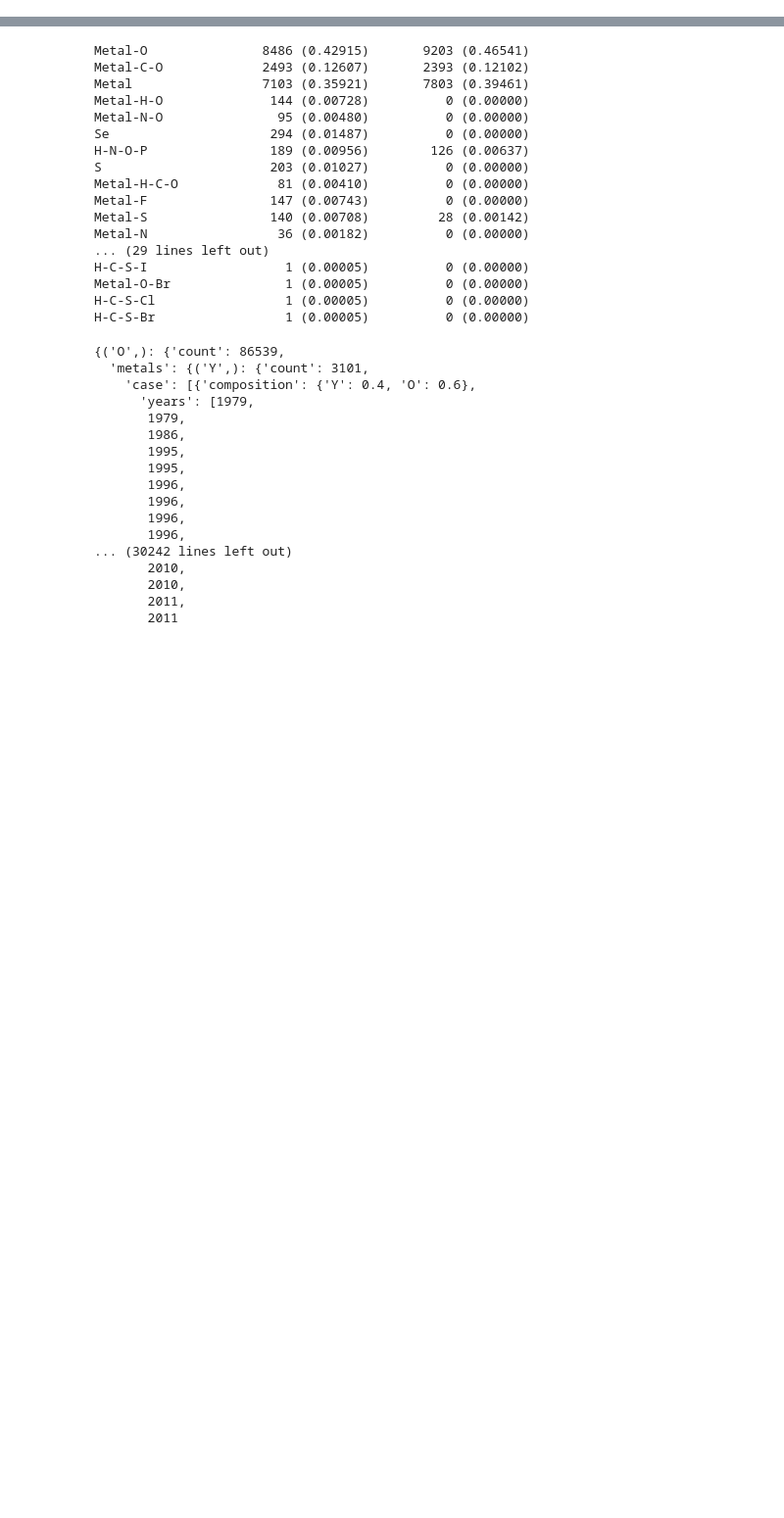
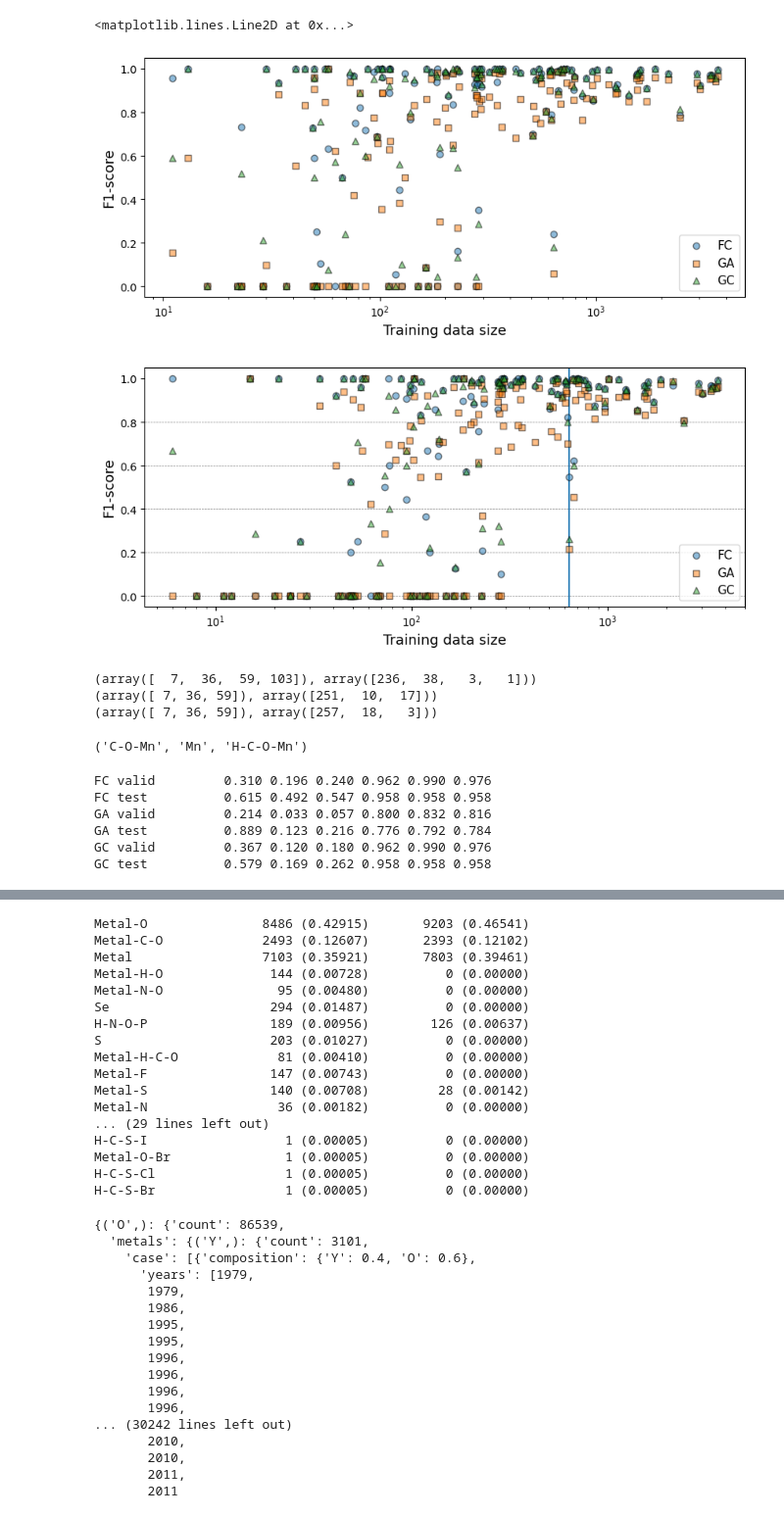
Before and after one commit to git-jhyang/inorganic_synthesis, a Jupyter notebook: notebooks/vae.ipynb, the cells around one changed output, grey strips where cells are left out. Shown at 98% size. Drawn from its saved outputs; the diff is of its cells as text; code cells hidden in the pictures; blank space fills up the shorter version.

```diff
--- a/notebooks/vae.ipynb
+++ b/notebooks/vae.ipynb
@@ -39,0 +93,15 @@ path = f'{root_t}/cls/fcnn_active_composit_batch_0128_mdim_32_128_4/'
+# %%
+from src.utils import composit_parser
+
+
+label_comp_mapper = {}
+target_precursor_comps = {'test':[], 'valid':[]}
+for ds in ['test','valid']:
+    for lbl, info in zip(output['fcnn_elemnet_batch_0128_mdim_16_256_6'][ds]['label'],
+                         output['fcnn_elemnet_batch_0128_mdim_16_256_6'][ds]['info']):
+        if lbl not in label_comp_mapper.keys():
+            label_comp_mapper[lbl] = '-'.join(sorted(info['precursor_comp'].keys(), key=lambda x: Element(x).number))
+        target_precursor_comps[ds].append(composit_parser(info['precursor_comp']))
+label_comp_mapper.update({
+    v:k for k,v in label_comp_mapper.items()
+})
@@ -86,0 +211,50 @@ for i, (comp, cnt) in enumerate(precursor_count.items()):
+# %%
+f1, ax1 = plt.subplots(1,1,figsize=(10,4))
+f2, ax2 = plt.subplots(1,1,figsize=(10,4))
+for i, (archi, data) in enumerate(mat.items()):
+    for ax, (ds, dat) in zip([ax1, ax2], data.items()):
+        label = np.array(mat[archi][ds]).T[0]
+        n_tr, n_v, n_te = np.array([counter[l] for l in label]).T
+        if ds == 'valid':
+            m = (n_v != 0) & (n_v > 10)
+        else:
+            m = (n_te != 0) & (n_te > 5)
+        true_count, prec, rec, f1 = np.array(mat[archi][ds])[m].T[1:].astype(float)
+        ax.scatter(n_tr[m], f1, marker=['o','s','^'][i], color=plt.cm.tab10(i), alpha=0.5, edgecolors=[0,0,0], label=archi, zorder=10)
+        ax.set_xscale('log')
+        ax.legend(loc='lower right', fontsize=11)
+        ax.set_ylabel('F1-score', fontsize=13)
+        ax.set_xlabel('Training data size', fontsize=13)
+for i in range(5):
+    ax2.axhline(i * 0.2, ls='--', color=[0.5, 0.5, 0.5], lw=0.5, zorder=0)
+ax2.axvline(634)
+# %% [output]
+<matplotlib.lines.Line2D at 0x...>
+[figure, added]
+[figure, added]
+# %%
+m = targets['valid'] == 7
+for model in ['fcnn_active_composit_batch_0128_mdim_08_128_2',
+              'attention_mat2vec_batch_0128_mdim_08_256_2',
+              'convolution_oliynyk_batch_0128_mdim_08_128_2',]:
+    m1 = predictions[model]['valid'] == 36
+#    print(np.array(target_precursor_comps['valid'])[m & m1])
+    print(np.unique(predictions[model]['valid'][m], return_counts=True))
+
+label_comp_mapper[36],label_comp_mapper[59],label_comp_mapper[103]
+# %% [output]
+(array([  7,  36,  59, 103]), array([236,  38,   3,   1]))
+(array([ 7, 36, 59]), array([251,  10,  17]))
+(array([ 7, 36, 59]), array([257,  18,   3]))
+('C-O-Mn', 'Mn', 'H-C-O-Mn')
+# %%
+for k1, v1 in dct.items():
+    for k2, v2 in v1.items():
+        print(k1, k2, '\t', ' '.join([f'{v:.3f}' for v in v2['C-O-Mn'][1:]]), ' '.join([f'{v:.3f}' for v in v2['Mn'][1:]]))
+# %% [output]
+FC valid         0.310 0.196 0.240 0.962 0.990 0.976
+FC test          0.615 0.492 0.547 0.958 0.958 0.958
+GA valid         0.214 0.033 0.057 0.800 0.832 0.816
+GA test          0.889 0.123 0.216 0.776 0.792 0.784
+GC valid         0.367 0.120 0.180 0.962 0.990 0.976
+GC test          0.579 0.169 0.262 0.958 0.958 0.958
```
Also changed, not shown: parts of 23 cells of this notebook, 8 other files.
